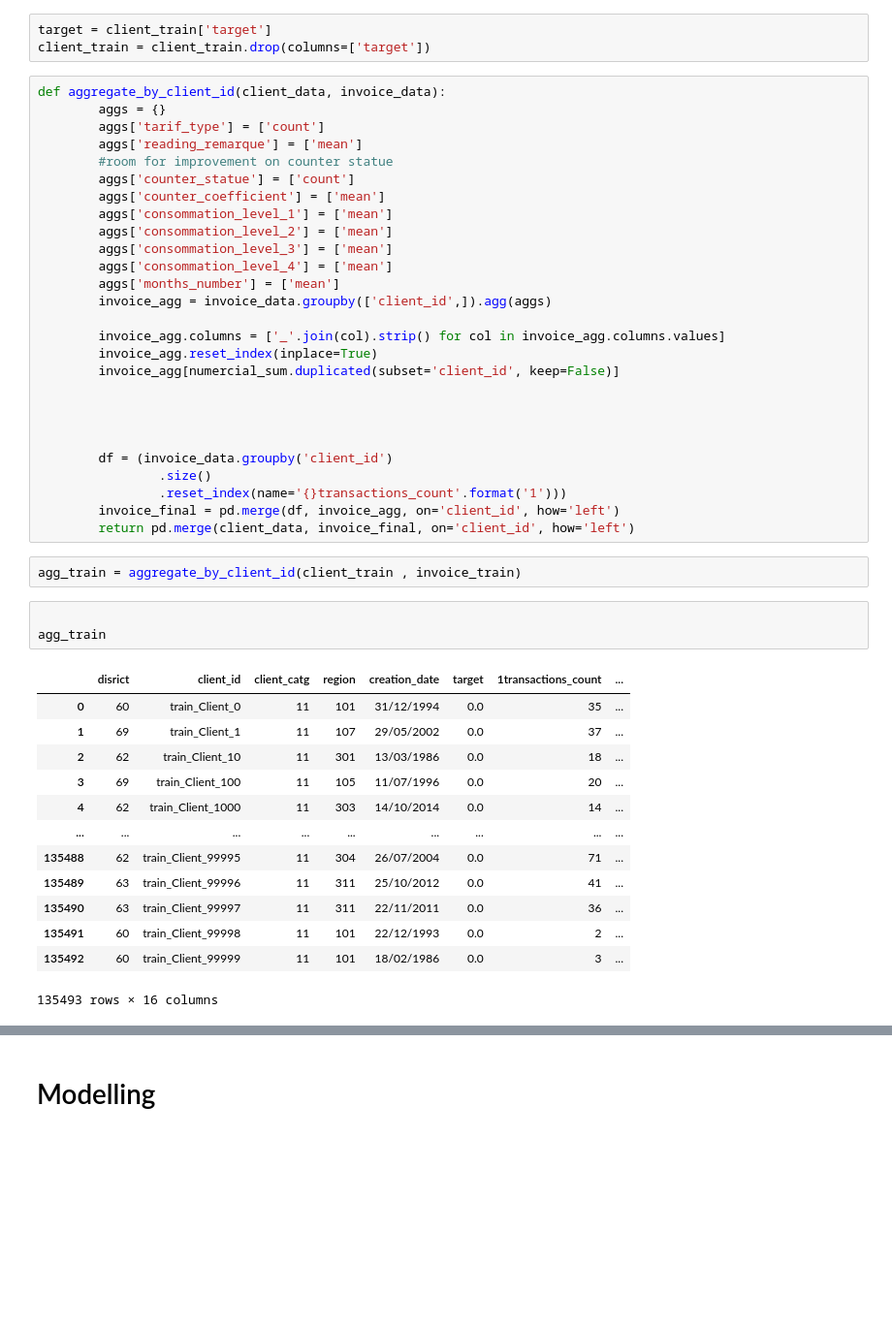
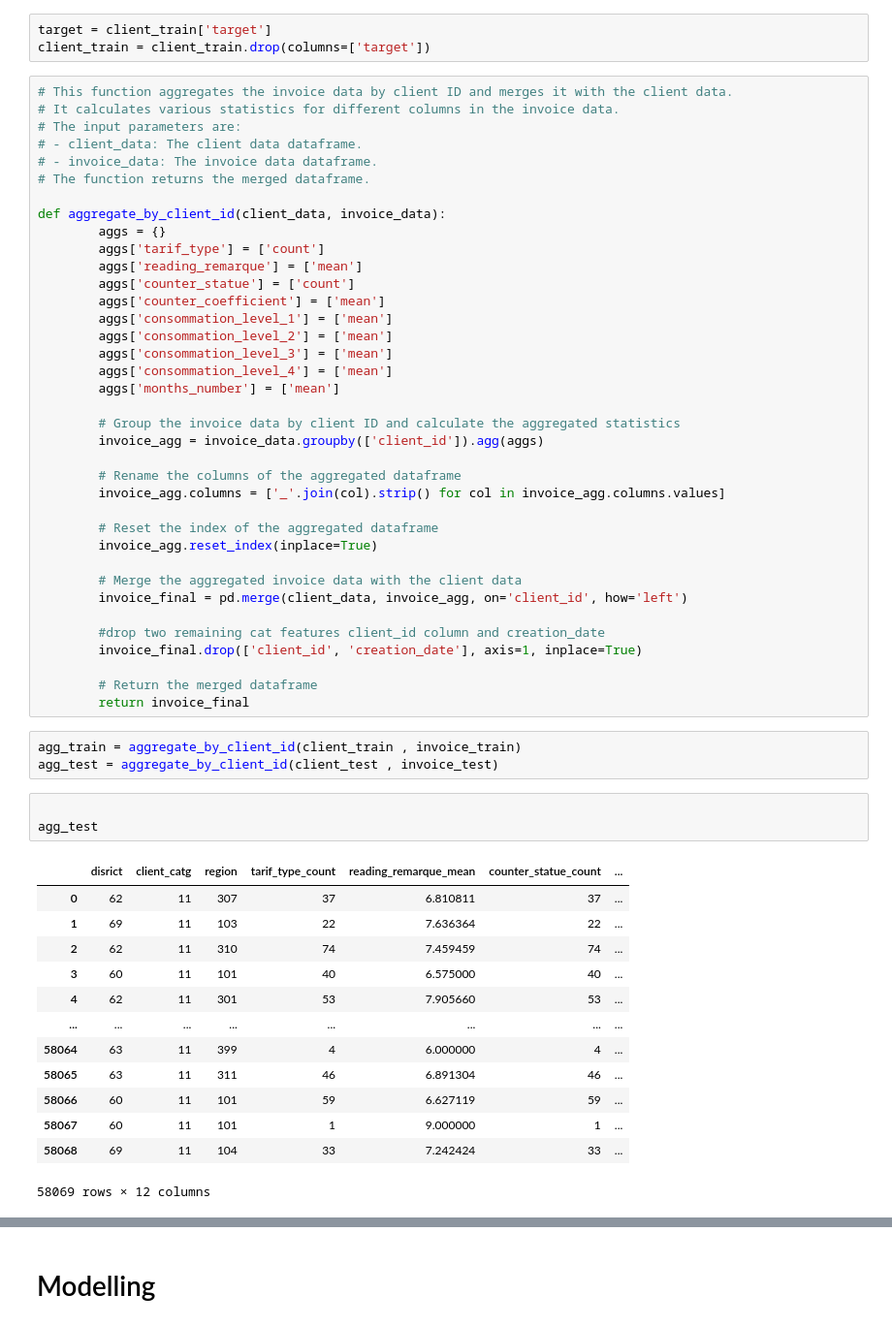
Before and after one commit to jcen1/Fraud-Detection-in-Electricity-and-Gas-Consumption-Challenge, a Jupyter notebook: Notebooks/Fraud_Detection_Starter.ipynb, the cells around one changed output, grey strips where cells are left out. Shown at 97% size. Saved outputs shown, nothing was run; the diff lists cells and outputs as text; blank space fills up the shorter version.

```diff
--- a/Notebooks/Fraud_Detection_Starter.ipynb
+++ b/Notebooks/Fraud_Detection_Starter.ipynb
@@ -288,11 +290,17 @@ for df in [invoice_train,invoice_test]:
 target = client_train['target']
 client_train = client_train.drop(columns=['target'])
 # %%
+# This function aggregates the invoice data by client ID and merges it with the client data.
+# It calculates various statistics for different columns in the invoice data.
+# The input parameters are:
+# - client_data: The client data dataframe.
+# - invoice_data: The invoice data dataframe.
+# The function returns the merged dataframe.
+
 def aggregate_by_client_id(client_data, invoice_data):
         aggs = {}
         aggs['tarif_type'] = ['count']
         aggs['reading_remarque'] = ['mean']
-        #room for improvement on counter statue
         aggs['counter_statue'] = ['count']
         aggs['counter_coefficient'] = ['mean']
         aggs['consommation_level_1'] = ['mean']
@@ -300,37 +308,42 @@ def aggregate_by_client_id(client_data, invoice_data):
         aggs['consommation_level_3'] = ['mean']
         aggs['consommation_level_4'] = ['mean']
         aggs['months_number'] = ['mean']
-        invoice_agg = invoice_data.groupby(['client_id',]).agg(aggs)
 
+        # Group the invoice data by client ID and calculate the aggregated statistics
+        invoice_agg = invoice_data.groupby(['client_id']).agg(aggs)
+
+        # Rename the columns of the aggregated dataframe
         invoice_agg.columns = ['_'.join(col).strip() for col in invoice_agg.columns.values]
+
+        # Reset the index of the aggregated dataframe
         invoice_agg.reset_index(inplace=True)
-        invoice_agg[numercial_sum.duplicated(subset='client_id', keep=False)]
 
+        # Merge the aggregated invoice data with the client data
+        invoice_final = pd.merge(client_data, invoice_agg, on='client_id', how='left')
 
+        #drop two remaining cat features client_id column and creation_date
+        invoice_final.drop(['client_id', 'creation_date'], axis=1, inplace=True)
 
-
-        df = (invoice_data.groupby('client_id')
-                .size()
-                .reset_index(name='{}transactions_count'.format('1')))
-        invoice_final = pd.merge(df, invoice_agg, on='client_id', how='left')
-        return pd.merge(client_data, invoice_final, on='client_id', how='left')
+        # Return the merged dataframe
+        return invoice_final
 # %%
 agg_train = aggregate_by_client_id(client_train , invoice_train)
+agg_test = aggregate_by_client_id(client_test , invoice_test)
 # %%
 
-agg_train
+agg_test
 # %% [output]
-|  | disrict | client_id | client_catg | region | creation_date | target | 1transactions_count | ... |
-| 0 | 60 | train_Client_0 | 11 | 101 | 31/12/1994 | 0.0 | 35 | ... |
-| 1 | 69 | train_Client_1 | 11 | 107 | 29/05/2002 | 0.0 | 37 | ... |
-| 2 | 62 | train_Client_10 | 11 | 301 | 13/03/1986 | 0.0 | 18 | ... |
-| 3 | 69 | train_Client_100 | 11 | 105 | 11/07/1996 | 0.0 | 20 | ... |
-| 4 | 62 | train_Client_1000 | 11 | 303 | 14/10/2014 | 0.0 | 14 | ... |
-| ... | ... | ... | ... | ... | ... | ... | ... | ... |
-| 135488 | 62 | train_Client_99995 | 11 | 304 | 26/07/2004 | 0.0 | 71 | ... |
-| 135489 | 63 | train_Client_99996 | 11 | 311 | 25/10/2012 | 0.0 | 41 | ... |
-| 135490 | 63 | train_Client_99997 | 11 | 311 | 22/11/2011 | 0.0 | 36 | ... |
-| 135491 | 60 | train_Client_99998 | 11 | 101 | 22/12/1993 | 0.0 | 2 | ... |
-| 135492 | 60 | train_Client_99999 | 11 | 101 | 18/02/1986 | 0.0 | 3 | ... |
+|  | disrict | client_catg | region | tarif_type_count | reading_remarque_mean | counter_statue_count | ... |
+| 0 | 62 | 11 | 307 | 37 | 6.810811 | 37 | ... |
+| 1 | 69 | 11 | 103 | 22 | 7.636364 | 22 | ... |
+| 2 | 62 | 11 | 310 | 74 | 7.459459 | 74 | ... |
+| 3 | 60 | 11 | 101 | 40 | 6.575000 | 40 | ... |
+| 4 | 62 | 11 | 301 | 53 | 7.905660 | 53 | ... |
+| ... | ... | ... | ... | ... | ... | ... | ... |
+| 58064 | 63 | 11 | 399 | 4 | 6.000000 | 4 | ... |
+| 58065 | 63 | 11 | 311 | 46 | 6.891304 | 46 | ... |
+| 58066 | 60 | 11 | 101 | 59 | 6.627119 | 59 | ... |
+| 58067 | 60 | 11 | 101 | 1 | 9.000000 | 1 | ... |
+| 58068 | 69 | 11 | 104 | 33 | 7.242424 | 33 | ... |
-135493 rows × 16 columns
+58069 rows × 12 columns
 # %%
```
Also changed, not shown: parts of 18 cells of this notebook.
